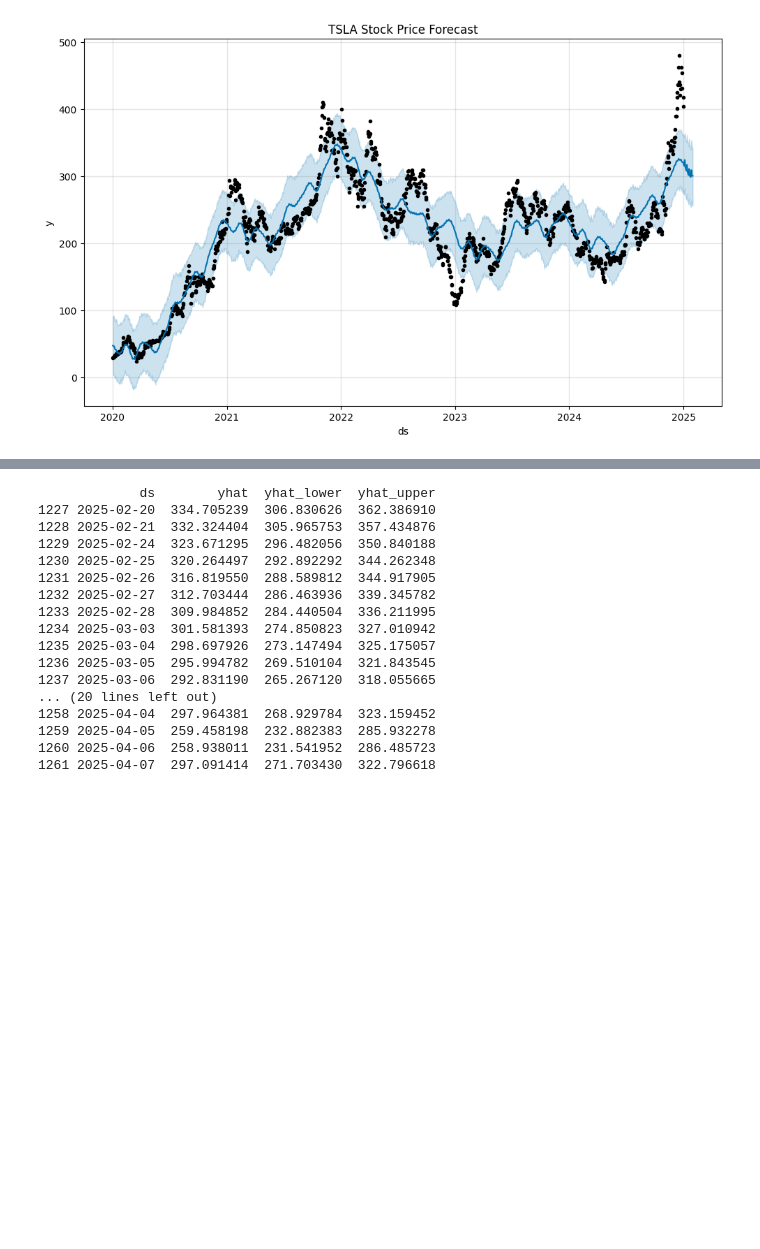
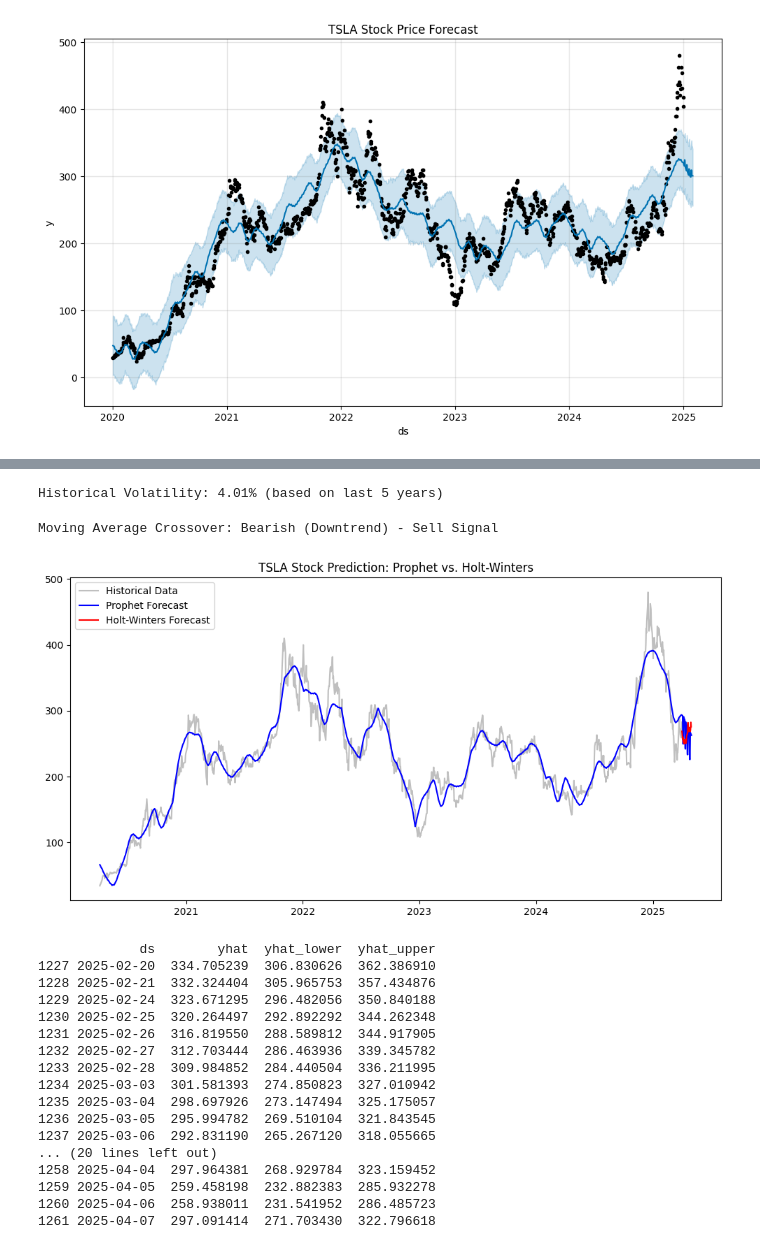
Before and after one commit to bharath-k9/stock_forecast, a Jupyter notebook: stock_analysis.ipynb, the cells around one changed output, grey strips where cells are left out. Cells and saved outputs as stored; diff of their text form; code cells hidden in the pictures; blank space fills up the shorter version.

```diff
--- a/stock_analysis.ipynb
+++ b/stock_analysis.ipynb
@@ -301,3 +293,61 @@ Detailed Forecast for Next 30 Days:
+# %%
+# Calculate daily returns and volatility
+stock_data['returns'] = stock_data['y'].pct_change()  # Percentage change
+volatility = stock_data['returns'].std() * 100  # Convert to percentage
+
+print(f"Historical Volatility: {volatility:.2f}% (based on last 5 years)")
+
+#If volatility is high, the stock might be risky for short-term trades
+# %% [output]
+Historical Volatility: 4.01% (based on last 5 years)
+# %%
+# Calculate Moving Averages
+stock_data['SMA_20'] = stock_data['y'].rolling(window=20).mean()  # Short-term trend
+stock_data['SMA_50'] = stock_data['y'].rolling(window=50).mean()  # Long-term trend
+
+# Determine crossover signals
+latest_sma_20 = stock_data['SMA_20'].iloc[-1]
+latest_sma_50 = stock_data['SMA_50'].iloc[-1]
+
+if latest_sma_20 > latest_sma_50:
+    ma_signal = "Bullish (Uptrend) - Buy Signal "
+else:
+    ma_signal = "Bearish (Downtrend) - Sell Signal "
+
+print(f"Moving Average Crossover: {ma_signal}")
+
+#If the short-term moving average crosses above the long-term, it’s a buy signal.
+
+#If the short-term falls below, it’s a sell signal.
+# %% [output]
+Moving Average Crossover: Bearish (Downtrend) - Sell Signal
+# %%
+from statsmodels.tsa.holtwinters import ExponentialSmoothing
+
+# Apply Holt-Winters (Triple Exponential Smoothing)
+holt_model = ExponentialSmoothing(stock_data['y'], trend='add', seasonal='add', seasonal_periods=365)
+holt_fit = holt_model.fit()
+
+# Forecast next 30 days
+holt_forecast = holt_fit.forecast(30)
+
+# Plot Holt-Winters vs. Prophet
+plt.figure(figsize=(12,6))
+plt.plot(stock_data['ds'], stock_data['y'], label="Historical Data", color='gray', alpha=0.5)
+plt.plot(forecast['ds'], forecast['yhat'], label="Prophet Forecast", color='blue')
+plt.plot(pd.date_range(start=stock_data['ds'].iloc[-1], periods=30, freq='D'), holt_forecast, label="Holt-Winters Forecast", color='red')
+plt.title("TSLA Stock Prediction: Prophet vs. Holt-Winters")
+plt.legend()
+plt.show()
+
+#An alternative to Prophet using time-series smoothing.
+# Useful when Prophet isn't performing well.
+
+#Compare Prophet’s forecast to Holt-Winters.
+# If Holt-Winters is smoother, use it for stable trends.
+# If Prophet reacts faster, use it for volatile stocks
+# %% [output]
+[figure, added]
 # %%
 print(forecast[['ds', 'yhat', 'yhat_lower', 'yhat_upper']].tail(35))
 # %% [output]
```
Also changed, not shown: parts of 7 cells of this notebook.
